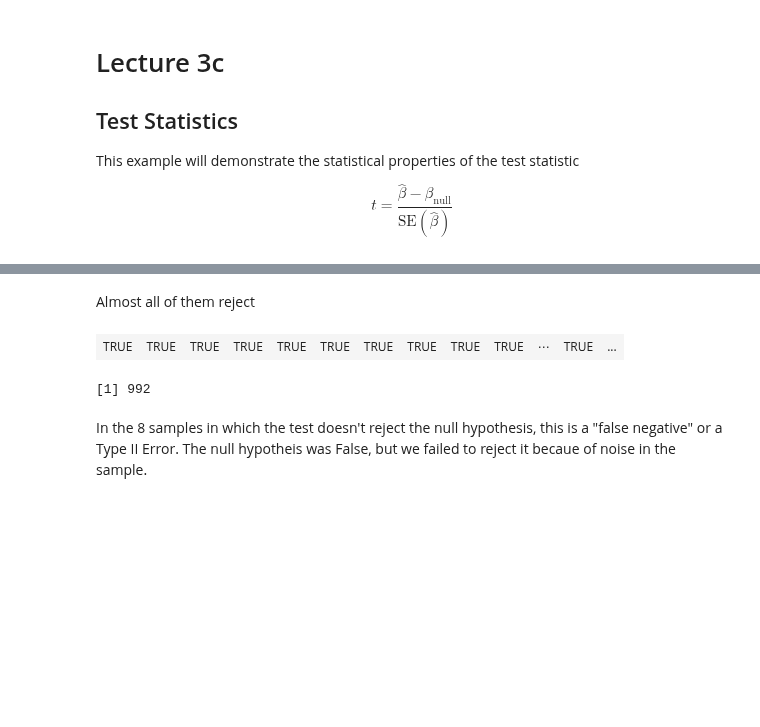
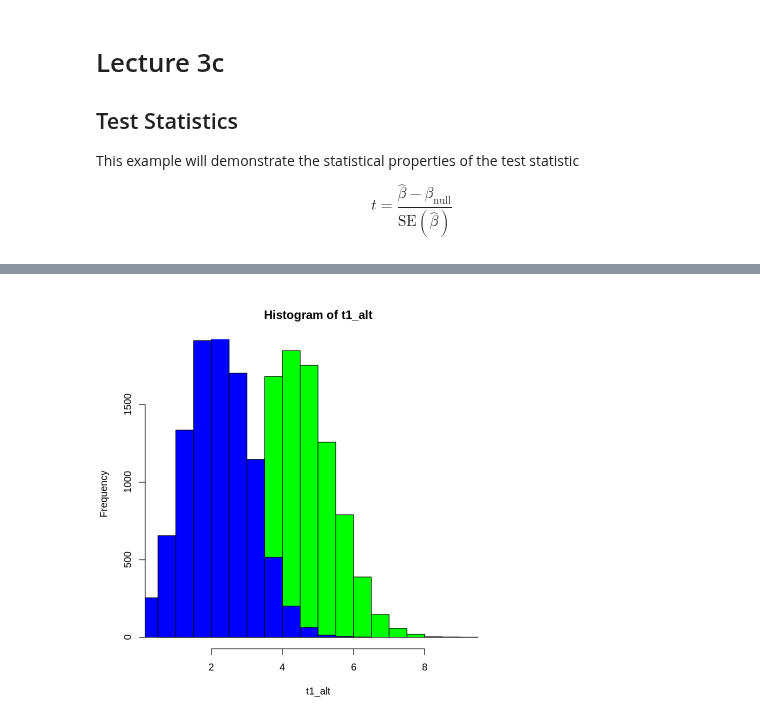
Before and after one commit to ummd/ummd.github.io, a Jupyter notebook: Teaching/RSM3053/Lecture3/Lecture3cc.ipynb, the cells around one changed output, grey strips where cells are left out. Cells and saved outputs as stored; diff of their text form; code cells hidden in the pictures; blank space fills up the shorter version.

```diff
--- a/Teaching/RSM3053/Lecture3/Lecture3cc.ipynb
+++ b/Teaching/RSM3053/Lecture3/Lecture3cc.ipynb
@@ -71,22 +38,23 @@ This example will demonstrate the distribution of the test statistic under an al
 # %%
 set.seed(1)
-S <- 1000 #number of samples
+S <- 10000 #number of samples
 n <- 100 #number of observations per sample
 
 b0 <- 0
-b1 <- .015 #the alternative is true, b1 is not 0
+b1 <- .010 #the alternative is true, b1 is not 0
+b2 <- .020 #the alternative is true, but higher for G2
 
 e <- replicate(S,rnorm(n)) #draw S samples
 
 x <- 1:n
+G1 <- rbinom(n,2,.5)
+G2 <- 1-G1
 
-y <- b0 + b1*x + e
+y <- b0 + b1*x*G1 + b2*x*G2 + e
 
-t0_alt=matrix(,1,S) #initialize matrix to store tstat for beta_1
-t1_alt=matrix(,1,S) #initialize matrix to store tstat for beta_2
 
 for (s in 1:S){
     lm.fit=lm(y[,s]~x) # estimate the linear model on the sample s.
-    t0_alt[,s] <- summary(lm.fit)$coefficients[1,3]   #store the tstat for beta_0
-    t1_alt[,s] <- summary(lm.fit)$coefficients[2,3]   #store the tstats for beta_1
+    b1_alt_het[s] <- summary(lm.fit)$coefficients[2,1]   #store the estimate for beta_1 **note this beta_1 is the estimated effect for both groups**
+    t1_alt_het[s] <- summary(lm.fit)$coefficients[2,3]   #store the tstats for beta_1
 }
@@ -132,12 +61,5 @@ pvals
-# %% [markdown]
-Almost all of them reject
-# %%
-pvals<0.05
-# %% [output]
-| TRUE | TRUE | TRUE | TRUE | TRUE | TRUE | TRUE | TRUE | TRUE | TRUE | ⋯ | TRUE | ... |
-# %%
-sum(pvals<0.05) #how many reject, out of S samples
-# %% [output]
-[1] 992
-# %% [markdown]
-In the 8 samples in which the test doesn't reject the null hypothesis, this is a "false negative" or a Type II Error. The null hypotheis was False, but we failed to reject it becaue of noise in the sample.
+# %%
+hist(t1_alt, col='green')
+hist(t1_alt_het, col='blue', add=TRUE)
+# %% [output]
+[figure, added]
```
Also changed, not shown: parts of 20 cells of this notebook.
